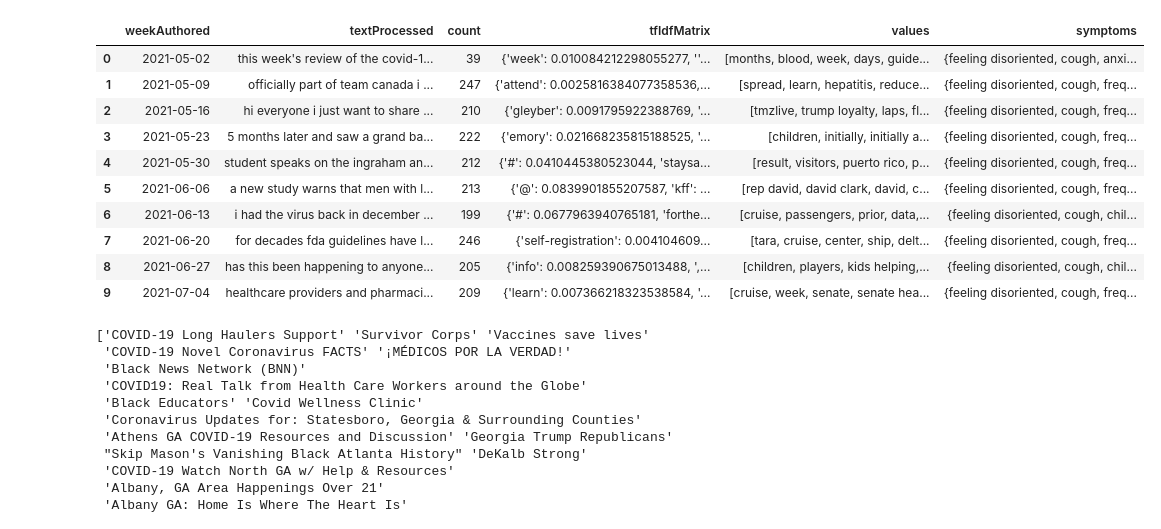
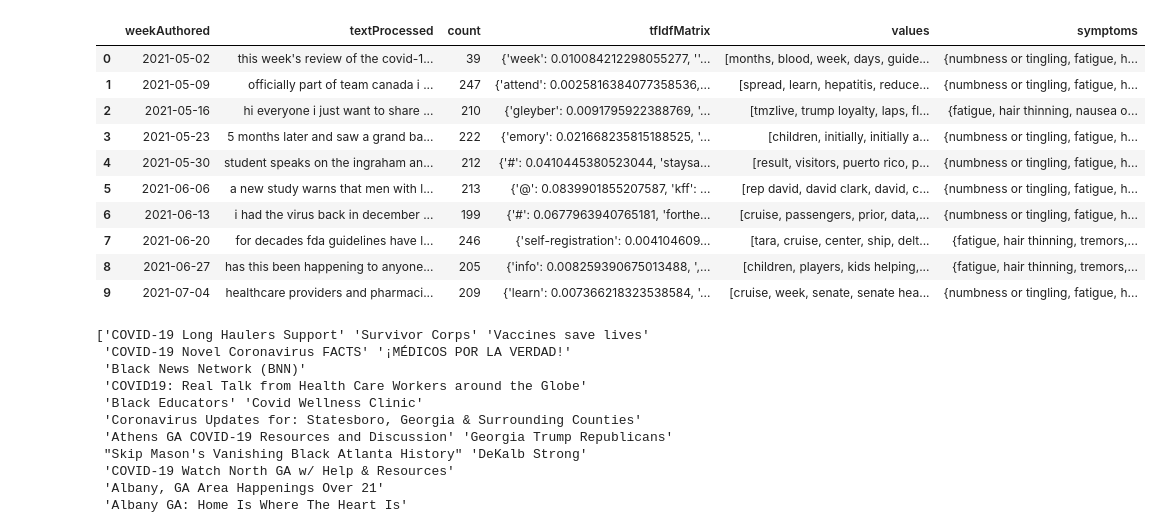
Before and after one commit to archishmagoli/peach2-analytics-dashboard, a Jupyter notebook: Updated Analysis Code.ipynb, the cells around one changed output. Drawn from its saved outputs; the diff is of its cells as text; code cells hidden in the pictures.

```diff
--- a/Updated Analysis Code.ipynb
+++ b/Updated Analysis Code.ipynb
@@ -86,7 +86,6 @@ covid_symptoms = [
     [{"LOWER": {"IN": ["cognitive", "issues"]}}],
     [{"LOWER": {"IN": ["poor", "balance"]}}],
     [{"LOWER": {"IN": ["leg", "swelling"]}}],
-    [{"LOWER": {"IN": ["bruising", "easily"]}}],
     [{"LOWER": {"IN": ["hair", "thinning"]}}],
     [{"LOWER": {"IN": ["changes", "in", "vision"]}}],
     [{"LOWER": {"IN": ["dry", "skin"]}}],
@@ -140,88 +139,88 @@ grouped_symptoms = {
     "diarrhea": {"diarrhea"},
     "chills or shivering": {"chills", "shivering"},
     "head or chest pressure": {"head", "chest", "pressure"},
-    "pink eye": {"pink", "eye"},
+    "pink eye": {"pink eye"},
     "rash": {"rash"},
-    "hair loss": {"lost", "hair"},
+    "hair loss": {"loss of hair", "hair loss", "lost"},
     "fainting or dizziness": {"fainting", "dizziness"},
     "seizures": {"seizures"},
     "confusion": {"confusion"},
     "abdominal pain": {"abdominal", "pain", "stomach"},
     "loss of appetite": {"loss", "appetite"},
-    "loss of energy": {"fatigue", "loss", "of", "energy"},
-    "muscle or joint pain": {"muscle", "joint", "pain"},
-    "difficulty sleeping or insomnia": {"difficulty", "sleeping", "insomnia"},
-    "feeling disoriented": {"feeling", "disoriented"},
+    "loss of energy": {"fatigue", "loss of energy"},
+    "muscle or joint pain": {"muscle pain", "joint pain"},
+    "difficulty sleeping or insomnia": {"difficulty sleeping", "insomnia"},
+    "feeling disoriented": {"feeling disoriented"},
     "numbness or tingling": {"numbness", "tingling"},
-    "chest pain": {"chest", "pain"},
-    "unexplained weight loss": {"unexplained", "weight", "loss"},
+    "chest pain": {"chest pain"},
     "swelling or edema": {"swelling", "edema"},
     "bruising": {"bruising"},
-    "loss of coordination": {"loss", "of", "coordination"},
+    "loss of coordination": {"loss of coordination"},
     "difficulty speaking": {"difficulty", "speaking"},
     "irregular heartbeat": {"irregular", "heartbeat"},
-    "frequent urination": {"frequent", "urination"},
-    "blood in urine": {"blood", "in", "urine"},
+    "frequent urination": {"frequent urination"},
+    "blood in urine": {"blood in urine"},
     "skin discoloration": {"skin", "discoloration"},
-    "decreased urination": {"decreased", "urination"},
-    "swollen glands": {"swollen", "glands"},
-    "loss of taste": {"loss", "of", "taste"},
-    "hair loss": {"hair", "loss"},
-    "chapped lips": {"chapped", "lips"},
-    "puffy eyes": {"puffy", "eyes"},
-    "weight gain": {"weight", "gain"},
-    "hoarse voice": {"hoarse", "voice"},
-    "mood changes": {"mood", "changes"},
-    "cognitive issues": {"cognitive", "issues"},
-    "poor balance": {"poor", "balance"},
-    "leg swelling": {"leg", "swelling"},
-    "bruising easily": {"bruising", "easily"},
+    "decreased urination": {"decreased urination"},
+    "swollen glands": {"swollen glands"},
+    "loss of taste": {"loss of taste", "lost taste", "taste loss"},
+    "hair loss": {"hair loss"},
+    "chapped lips": {"chapped lips"},
+    "puffy eyes": {"puffy eyes"},
+    "weight gain": {"weight gain", "gain weight"},
+    "hoarse voice": {"hoarse", "hoarse voice"},
+    "mood changes": {"mood changes", "mood swings"},
+    "cognitive issues": {"cognitive issues"},
+    "poor balance": {"poor balance"},
+    "leg swelling": {"leg swelling", "swelling in leg"},
+    "bruising easily": {"bruising easily"},
     "hair thinning": {"hair", "thinning"},
-    "changes in vision": {"changes", "in", "vision"},
-    "dry skin": {"dry", "skin"},
+    "changes in vision": {"changes in vision"},
+    "dry skin": {"dry skin"},
     "weakness": {"weakness"},
     "tremors": {"tremors"},
     "depression": {"depression"},
     "anxiety": {"anxiety"},
-    "heart palpitations": {"heart", "palpitations"}
+    "heart palpitations": {"heart palpitations", "palpitations"}
 }
+
 
 matcher.add("COVID_SYMPTOMS", covid_symptoms)
 
 weekly_text = pd.read_pickle('weekly_tf_idf.pkl')
 weekly_text['symptoms'] = None
 
 for index, row in weekly_text.iterrows():
     symptoms = set()
     doc = nlp(row['textProcessed'])
 
     matches = matcher(doc)
 
     # Extract matched spans
     for match_id, start, end in matches:
         matched_span = doc[start:end]
 
         # Check if the matched span text is in any grouped symptom set
         for symptom_group, symptom_set in grouped_symptoms.items():
             if matched_span.text.lower() in symptom_set:
                 symptoms.add(symptom_group)
                 break  # Stop searching for other groups once found
 
     # print(symptoms)
 
     weekly_text.at[index, 'symptoms'] = symptoms
 
 weekly_text.head(10)
 # %% [output]
 |  | weekAuthored | textProcessed | count | tfIdfMatrix | values | symptoms |
-| 0 | 2021-05-02 | this week's review of the covid-1... | 39 | {'week': 0.010084212298055277, ''... | [months, blood, week, days, guide... | {feeling disoriented, cough, anxi... |
-| 1 | 2021-05-09 | officially part of team canada i ... | 247 | {'attend': 0.0025816384077358536,... | [spread, learn, hepatitis, reduce... | {feeling disoriented, cough, freq... |
-| 2 | 2021-05-16 | hi everyone i just want to share ... | 210 | {'gleyber': 0.0091795922388769, '... | [tmzlive, trump loyalty, laps, fl... | {feeling disoriented, cough, freq... |
-| 3 | 2021-05-23 | 5 months later and saw a grand ba... | 222 | {'emory': 0.021668235815188525, '... | [children, initially, initially a... | {feeling disoriented, cough, freq... |
-| 4 | 2021-05-30 | student speaks on the ingraham an... | 212 | {'#': 0.0410445380523044, 'staysa... | [result, visitors, puerto rico, p... | {feeling disoriented, cough, freq... |
-| 5 | 2021-06-06 | a new study warns that men with l... | 213 | {'@': 0.0839901855207587, 'kff': ... | [rep david, david clark, david, c... | {feeling disoriented, cough, freq... |
-| 6 | 2021-06-13 | i had the virus back in december ... | 199 | {'#': 0.0677963940765181, 'forthe... | [cruise, passengers, prior, data,... | {feeling disoriented, cough, chil... |
-| 7 | 2021-06-20 | for decades fda guidelines have l... | 246 | {'self-registration': 0.004104609... | [tara, cruise, center, ship, delt... | {feeling disoriented, cough, freq... |
-| 8 | 2021-06-27 | has this been happening to anyone... | 205 | {'info': 0.008259390675013488, ',... | [children, players, kids helping,... | {feeling disoriented, cough, chil... |
-| 9 | 2021-07-04 | healthcare providers and pharmaci... | 209 | {'learn': 0.007366218323538584, '... | [cruise, week, senate, senate hea... | {feeling disoriented, cough, freq... |
+| 0 | 2021-05-02 | this week's review of the covid-1... | 39 | {'week': 0.010084212298055277, ''... | [months, blood, week, days, guide... | {numbness or tingling, fatigue, h... |
+| 1 | 2021-05-09 | officially part of team canada i ... | 247 | {'attend': 0.0025816384077358536,... | [spread, learn, hepatitis, reduce... | {numbness or tingling, fatigue, h... |
+| 2 | 2021-05-16 | hi everyone i just want to share ... | 210 | {'gleyber': 0.0091795922388769, '... | [tmzlive, trump loyalty, laps, fl... | {fatigue, hair thinning, nausea o... |
+| 3 | 2021-05-23 | 5 months later and saw a grand ba... | 222 | {'emory': 0.021668235815188525, '... | [children, initially, initially a... | {numbness or tingling, fatigue, h... |
+| 4 | 2021-05-30 | student speaks on the ingraham an... | 212 | {'#': 0.0410445380523044, 'staysa... | [result, visitors, puerto rico, p... | {numbness or tingling, fatigue, h... |
+| 5 | 2021-06-06 | a new study warns that men with l... | 213 | {'@': 0.0839901855207587, 'kff': ... | [rep david, david clark, david, c... | {numbness or tingling, fatigue, h... |
+| 6 | 2021-06-13 | i had the virus back in december ... | 199 | {'#': 0.0677963940765181, 'forthe... | [cruise, passengers, prior, data,... | {numbness or tingling, fatigue, h... |
+| 7 | 2021-06-20 | for decades fda guidelines have l... | 246 | {'self-registration': 0.004104609... | [tara, cruise, center, ship, delt... | {fatigue, hair thinning, tremors,... |
+| 8 | 2021-06-27 | has this been happening to anyone... | 205 | {'info': 0.008259390675013488, ',... | [children, players, kids helping,... | {fatigue, hair thinning, tremors,... |
+| 9 | 2021-07-04 | healthcare providers and pharmaci... | 209 | {'learn': 0.007366218323538584, '... | [cruise, week, senate, senate hea... | {numbness or tingling, fatigue, h... |
 # %%
```
Also changed, not shown: parts of 1 cell of this notebook.
